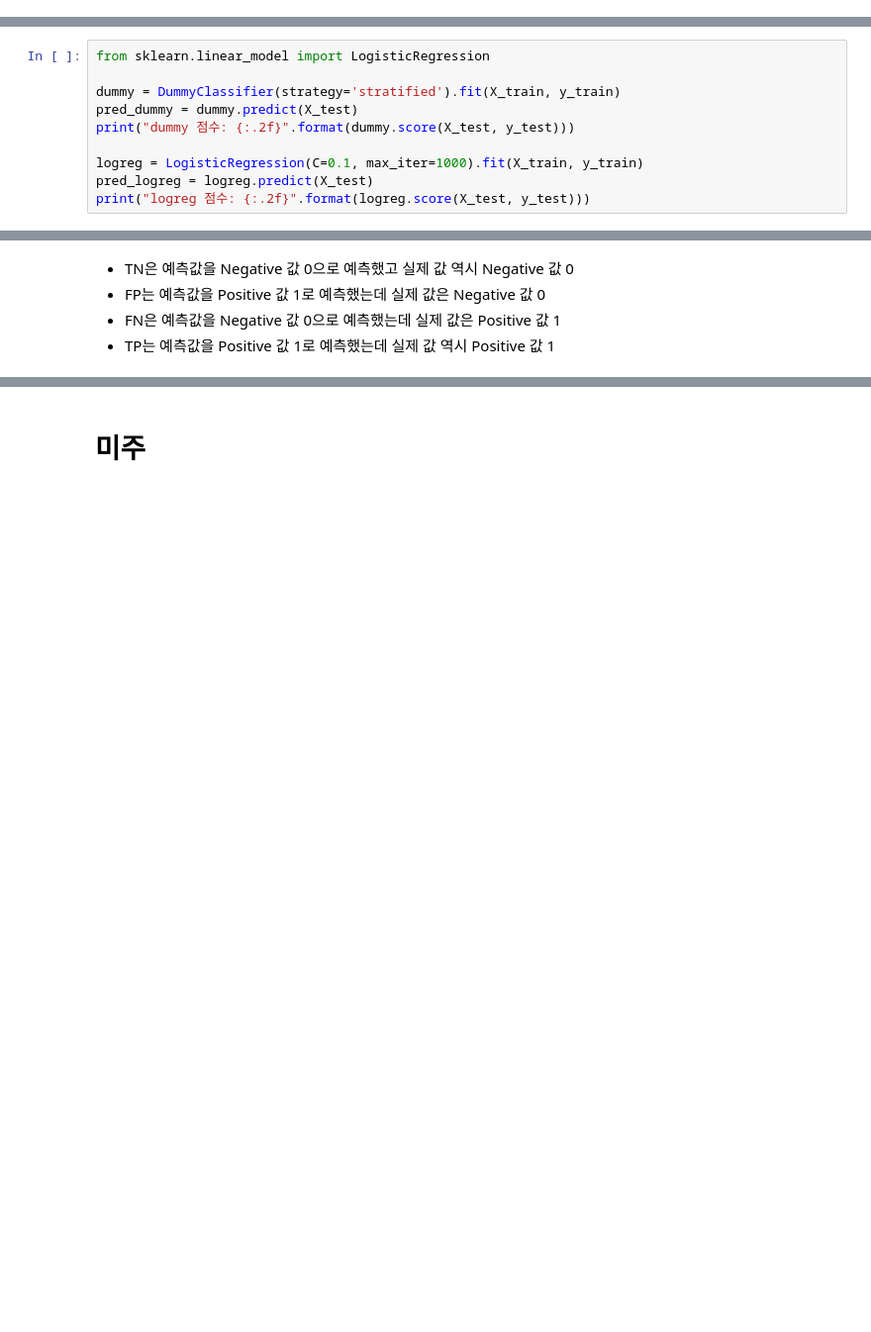
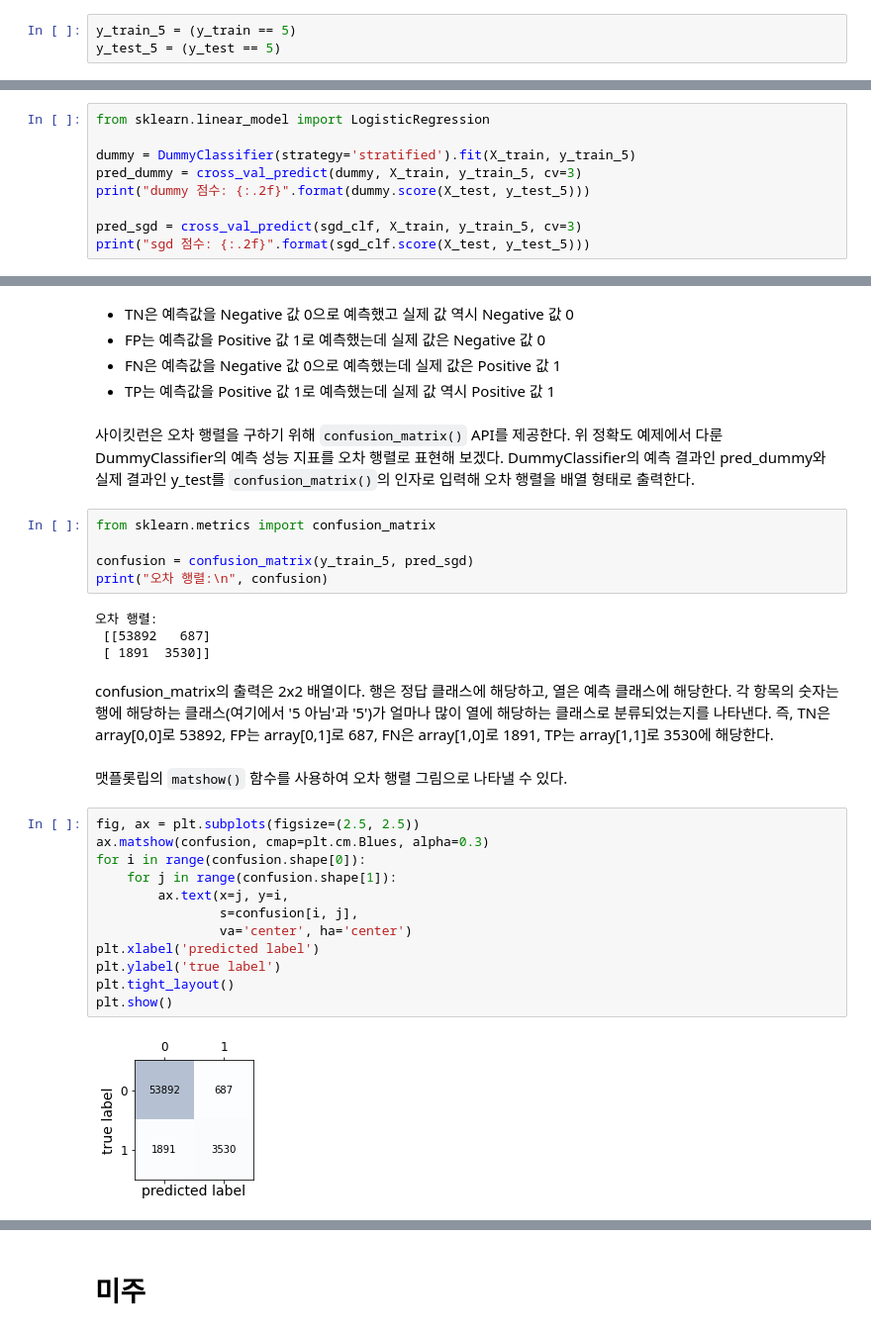
Before and after one commit to Sameta-cani/jwork, a Jupyter notebook: Evaluation Indicator.ipynb, the cells around one changed output, grey strips where cells are left out. Shown at 99% size. Drawn from its saved outputs; the diff is of its cells as text; blank space fills up the shorter version.

Commit message:
Confused Matrix, 정밀도와 재현율 트레이드오프

```diff
--- a/Evaluation Indicator.ipynb
+++ b/Evaluation Indicator.ipynb
@@ -78,0 +92,3 @@ X_train, X_test, y_train, y_test = train_test_split(
+# %%
+y_train_5 = (y_train == 5)
+y_test_5 = (y_test == 5)
@@ -103,11 +129,10 @@ print("테스트 점수: {:.2f}".format(tree.score(X_test, y_test)))
 # %%
 from sklearn.linear_model import LogisticRegression
 
-dummy = DummyClassifier(strategy='stratified').fit(X_train, y_train)
-pred_dummy = dummy.predict(X_test)
-print("dummy 점수: {:.2f}".format(dummy.score(X_test, y_test)))
+dummy = DummyClassifier(strategy='stratified').fit(X_train, y_train_5)
+pred_dummy = cross_val_predict(dummy, X_train, y_train_5, cv=3)
+print("dummy 점수: {:.2f}".format(dummy.score(X_test, y_test_5)))
 
-logreg = LogisticRegression(C=0.1, max_iter=1000).fit(X_train, y_train)
-pred_logreg = logreg.predict(X_test)
-print("logreg 점수: {:.2f}".format(logreg.score(X_test, y_test)))
+pred_sgd = cross_val_predict(sgd_clf, X_train, y_train_5, cv=3)
+print("sgd 점수: {:.2f}".format(sgd_clf.score(X_test, y_test_5)))
 # %% [output]
@@ -135,3 +160,32 @@ TN, FP, FN, TP는 예측 클래스와 실제 클래스의 Positive 결정 값(
     <li>FN은 예측값을 Negative 값 0으로 예측했는데 실제 값은 Positive 값 1</li>
     <li>TP는 예측값을 Positive 값 1로 예측했는데 실제 값 역시 Positive 값 1</li>
 </ul>
+# %% [markdown]
+사이킷런은 오차 행렬을 구하기 위해 <code>confusion_matrix()</code> API를 제공한다. 위 정확도 예제에서 다룬 DummyClassifier의 예측 성능 지표를 오차 행렬로 표현해 보겠다. DummyClassifier의 예측 결과인 pred_dummy와 실제 결과인 y_test를 <code>confusion_matrix()</code>의 인자로 입력해 오차 행렬을 배열 형태로 출력한다.
+# %%
+from sklearn.metrics import confusion_matrix
+
+confusion = confusion_matrix(y_train_5, pred_sgd)
+print("오차 행렬:\n", confusion)
+# %% [output]
+오차 행렬:
+ [[53892   687]
+ [ 1891  3530]]
+# %% [markdown]
+confusion_matrix의 출력은 2x2 배열이다. 행은 정답 클래스에 해당하고, 열은 예측 클래스에 해당한다. 각 항목의 숫자는 행에 해당하는 클래스(여기에서 '5 아님'과 '5')가 얼마나 많이 열에 해당하는 클래스로 분류되었는지를 나타낸다. 즉, TN은 array[0,0]로 53892, FP는 array[0,1]로 687, FN은 array[1,0]로 1891, TP는 array[1,1]로 3530에 해당한다.
+# %% [markdown]
+맷플롯립의 <code>matshow()</code> 함수를 사용하여 오차 행렬 그림으로 나타낼 수 있다.
+# %%
+fig, ax = plt.subplots(figsize=(2.5, 2.5))
+ax.matshow(confusion, cmap=plt.cm.Blues, alpha=0.3)
+for i in range(confusion.shape[0]):
+    for j in range(confusion.shape[1]):
+        ax.text(x=j, y=i,
+                s=confusion[i, j],
+                va='center', ha='center')
+plt.xlabel('predicted label')
+plt.ylabel('true label')
+plt.tight_layout()
+plt.show()
+# %% [output]
+[figure, added]
```
Also changed, not shown: parts of 96 cells of this notebook, 2 other files.
